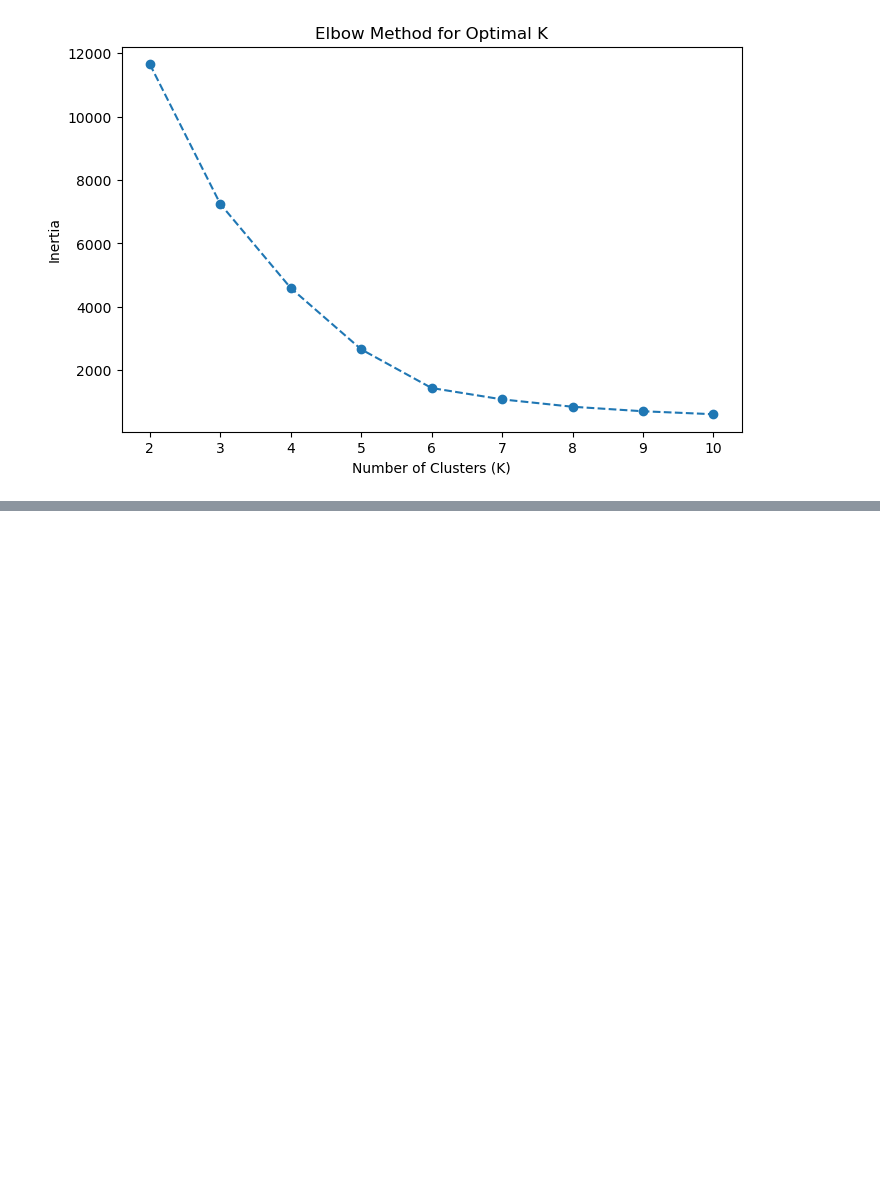
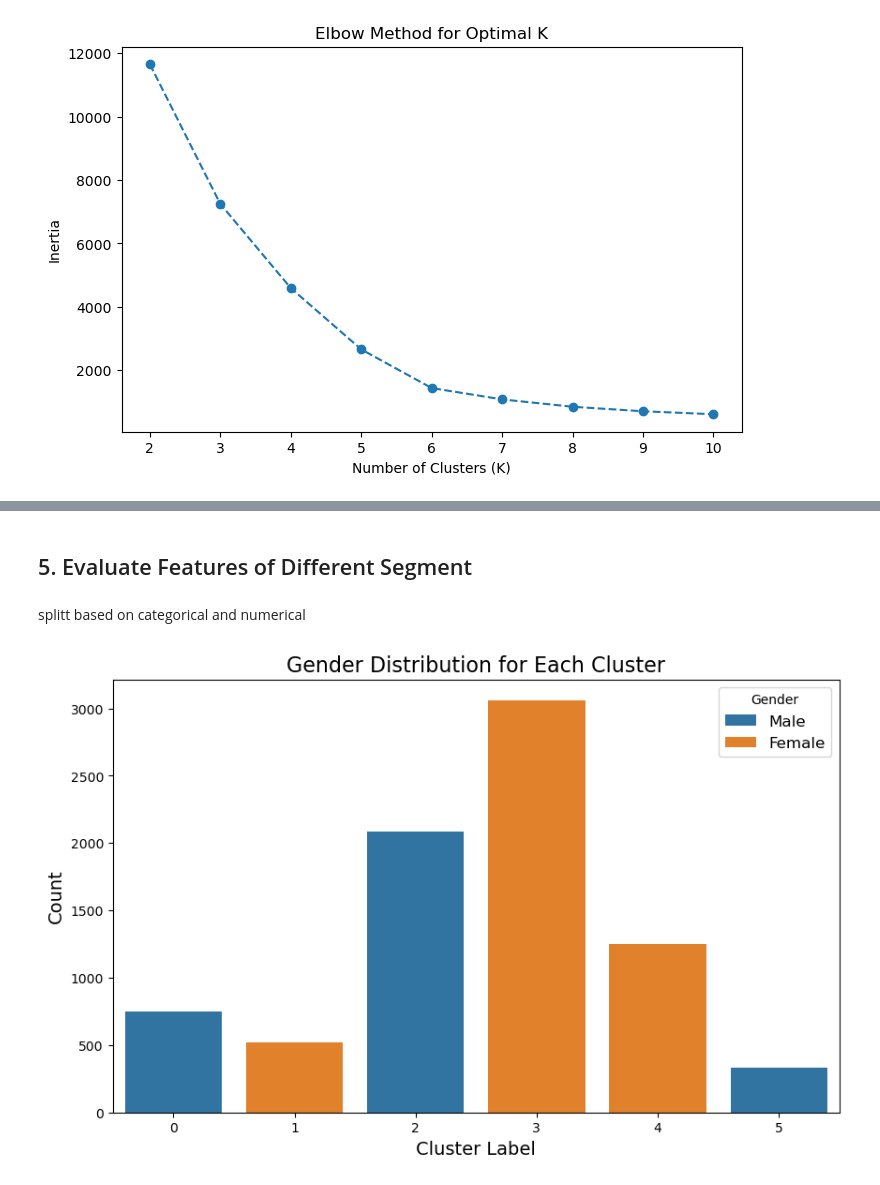
Before and after one commit to H6WU6R/DSA3101-Group-4, a Jupyter notebook: Notebooks/Segmentation_0322.ipynb, the cells around one changed output, grey strips where cells are left out. Drawn from its saved outputs; the diff is of its cells as text; code cells hidden in the pictures; blank space fills up the shorter version.

Commit message:
view cluster features

```diff
--- a/Notebooks/Segmentation_0322.ipynb
+++ b/Notebooks/Segmentation_0322.ipynb
@@ -576,13 +549,10 @@ plt.show()
 
 
 # Set the number of clusters to 4
-kmeans = KMeans(n_clusters=4, random_state=42)
+kmeans = KMeans(n_clusters=6, random_state=42)
 
 # Fit KMeans and predict cluster labels
 labels = kmeans.fit_predict(df_pca)
 
 # Add the cluster labels to the original dataframe
 df['Cluster_Label'] = labels
-
-# Display the first few rows of the updated dataframe
-print(df.head())
@@ -627,0 +562,25 @@ df_original.to_csv("segments_withid.csv", index=False)
+# %% [markdown]
+## 5. Evaluate Features of Different Segment
+# %%
+df_check = df_original
+# %% [markdown]
+splitt based on categorical and numerical
+# %%
+check_cat = df_check.select_dtypes(include=['object', 'category'])  # Categorical columnsc
+check_num= df_check.select_dtypes(include=['number'])  # Numerical columns
+check_cat["Cluster_Label"] = df_original["Cluster_Label"]
+check_num["Cluster_Label"] = df_original["Cluster_Label"]
+# %%
+plt.figure(figsize=(10, 6))
+sns.countplot(data=check_cat, x='Cluster_Label', hue='Gender')
+
+# Add labels and title
+plt.title('Gender Distribution for Each Cluster', fontsize=16)
+plt.xlabel('Cluster Label', fontsize=14)
+plt.ylabel('Count', fontsize=14)
+plt.legend(title='Gender', fontsize=12)
+
+# Display the plot
+plt.show()
+# %% [output]
+[figure, added]
```
Also changed, not shown: parts of 12 cells of this notebook, 4 other files.
